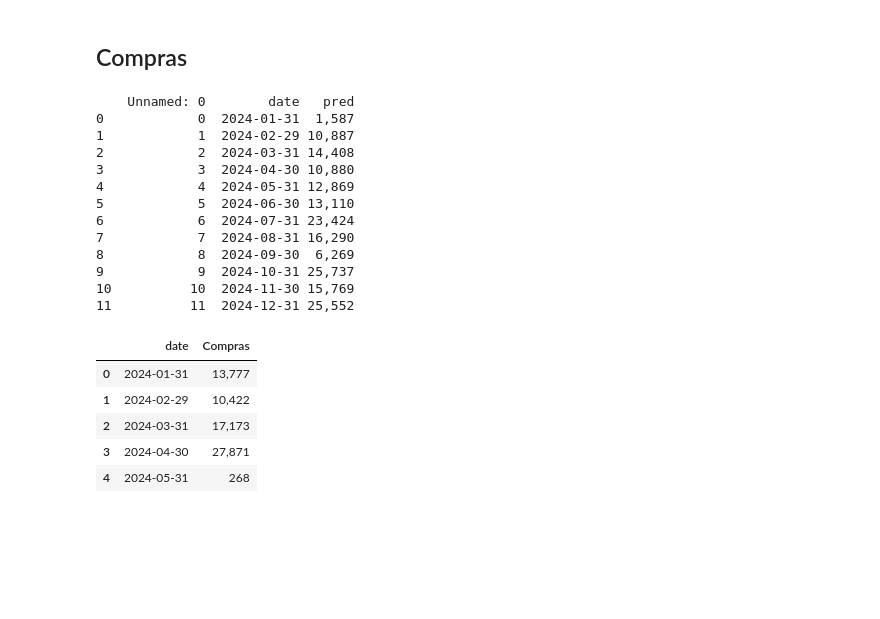
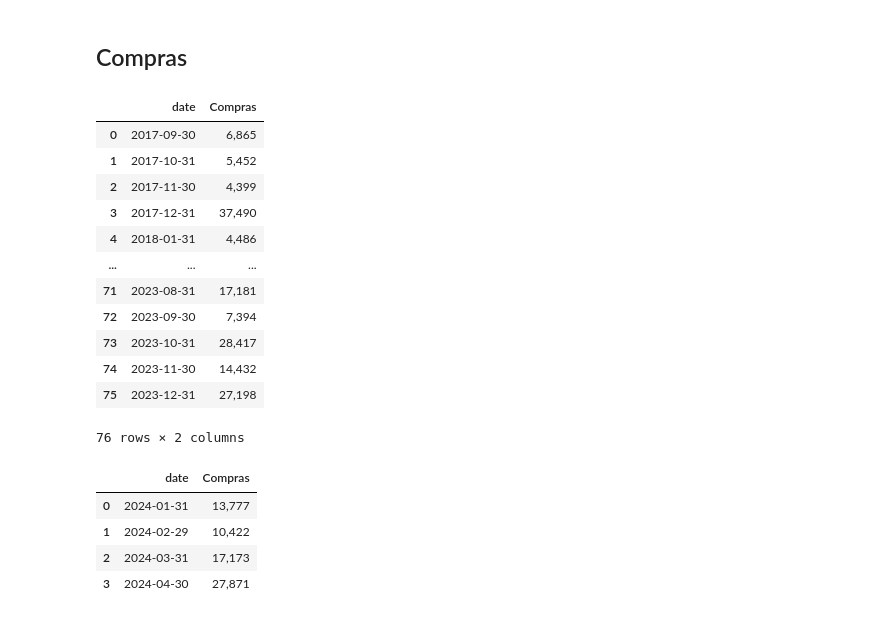
Before and after one commit to JCOQUE/TFG-ingenieria, a Jupyter notebook: Desarrollo/codigo/comparing_results.ipynb, the cells around one changed output. Drawn from its saved outputs; the diff is of its cells as text; code cells hidden in the pictures; blank space fills up the shorter version.

```diff
--- a/Desarrollo/codigo/comparing_results.ipynb
+++ b/Desarrollo/codigo/comparing_results.ipynb
@@ -12,31 +28,28 @@ Repository JCOQUE/TFG-ingenieria initialized!
 # %% [markdown]
 ## Compras
-# %%
-TCN_compras_mae_url = 'mlflow-artifacts:/25707a52310b4902beafe11b4d03a4e7/2df46cf7db164a6290a48344612caa47/artifacts/predictions/LightGBM_Compras_best_rmse.csv'
-TCN_compras_mae_csv = mlflow.artifacts.download_artifacts(TCN_compras_mae_url)
-TCN_compras_mae = pd.read_csv(TCN_compras_mae_csv)
-print(TCN_compras_mae)
-# %% [output]
-    Unnamed: 0        date   pred
-0            0  2024-01-31  1,587
-1            1  2024-02-29 10,887
-2            2  2024-03-31 14,408
-3            3  2024-04-30 10,880
-4            4  2024-05-31 12,869
-5            5  2024-06-30 13,110
-6            6  2024-07-31 23,424
-7            7  2024-08-31 16,290
-8            8  2024-09-30  6,269
-9            9  2024-10-31 25,737
-10          10  2024-11-30 15,769
-11          11  2024-12-31 25,552
-# %%
-test_ts = mgts.get_ts("Compras", type = 'test')
-test_ts
-# %% [output]
-|  | date | Compras |
-| 0 | 2024-01-31 | 13,777 |
-| 1 | 2024-02-29 | 10,422 |
-| 2 | 2024-03-31 | 17,173 |
-| 3 | 2024-04-30 | 27,871 |
-| 4 | 2024-05-31 | 268 |
+# %%
+train_ts_compras = mgts.get_ts('Compras', type = 'train')
+train_ts_compras
+# %% [output]
+|  | date | Compras |
+| 0 | 2017-09-30 | 6,865 |
+| 1 | 2017-10-31 | 5,452 |
+| 2 | 2017-11-30 | 4,399 |
+| 3 | 2017-12-31 | 37,490 |
+| 4 | 2018-01-31 | 4,486 |
+| ... | ... | ... |
+| 71 | 2023-08-31 | 17,181 |
+| 72 | 2023-09-30 | 7,394 |
+| 73 | 2023-10-31 | 28,417 |
+| 74 | 2023-11-30 | 14,432 |
+| 75 | 2023-12-31 | 27,198 |
+76 rows × 2 columns
+# %%
+test_ts_compras = mgts.get_ts('Compras', type = 'test')
+test_ts_compras
+# %% [output]
+|  | date | Compras |
+| 0 | 2024-01-31 | 13,777 |
+| 1 | 2024-02-29 | 10,422 |
+| 2 | 2024-03-31 | 17,173 |
+| 3 | 2024-04-30 | 27,871 |
```
Also changed, not shown: parts of 25 cells of this notebook, 37 other files.
